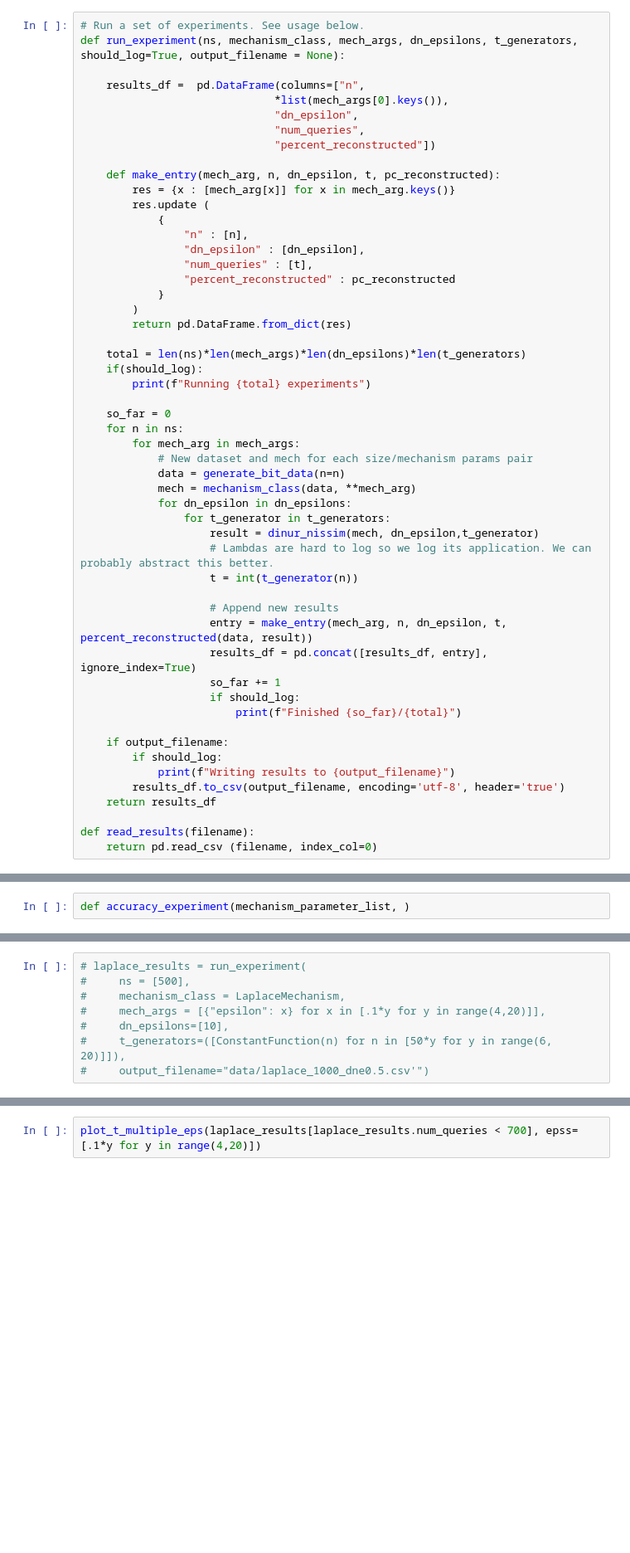
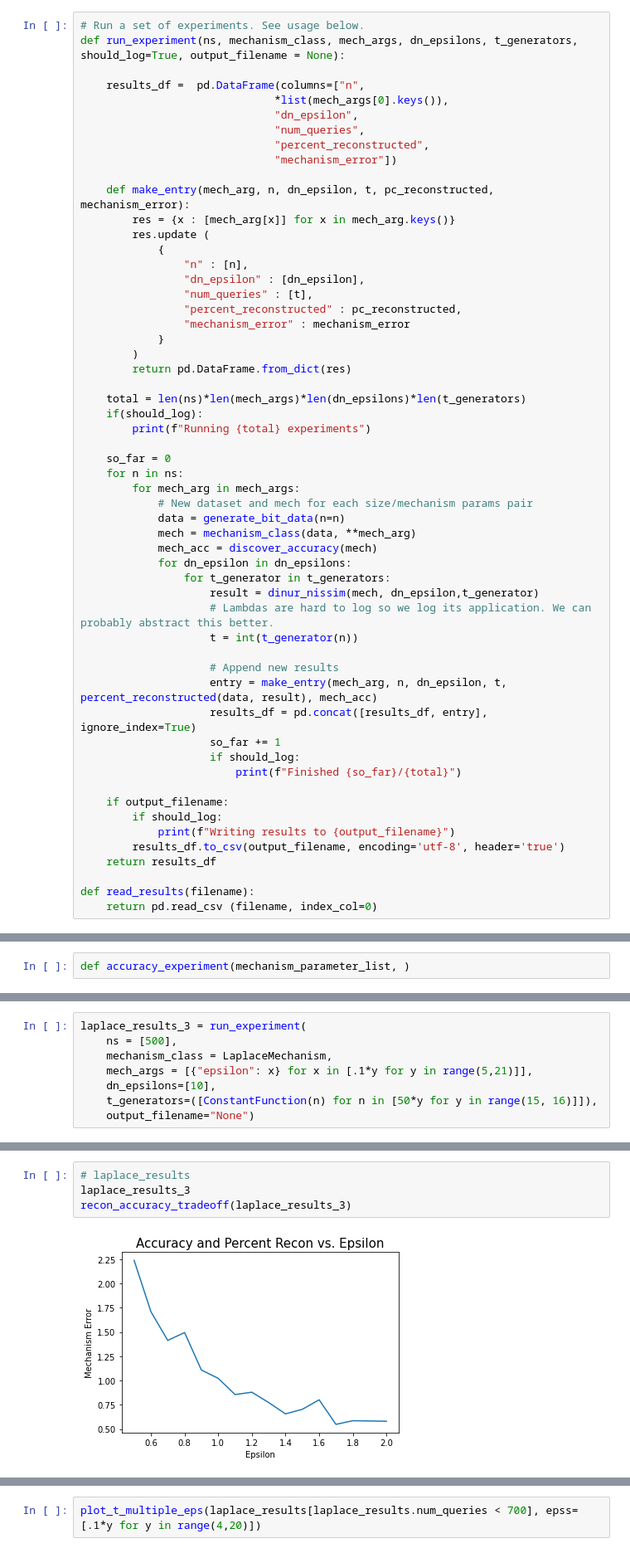
Before and after one commit to mgul999/cs226finalproject, a Jupyter notebook: 226 final project.ipynb, the cells around one changed output, grey strips where cells are left out. Shown at 83% size. Cells and saved outputs as stored; diff of their text form; blank space fills up the shorter version.

```diff
--- a/226 final project.ipynb
+++ b/226 final project.ipynb
@@ -216,16 +216,18 @@ def run_experiment(ns, mechanism_class, mech_args, dn_epsilons, t_generators, sh
                               *list(mech_args[0].keys()),
                               "dn_epsilon",
                               "num_queries",
-                              "percent_reconstructed"])
+                              "percent_reconstructed",
+                              "mechanism_error"])
 
-    def make_entry(mech_arg, n, dn_epsilon, t, pc_reconstructed):
+    def make_entry(mech_arg, n, dn_epsilon, t, pc_reconstructed, mechanism_error):
         res = {x : [mech_arg[x]] for x in mech_arg.keys()}
         res.update (
             {
                 "n" : [n],
                 "dn_epsilon" : [dn_epsilon],
                 "num_queries" : [t],
-                "percent_reconstructed" : pc_reconstructed
+                "percent_reconstructed" : pc_reconstructed,
+                "mechanism_error" : mechanism_error
             }
         )
         return pd.DataFrame.from_dict(res)
@@ -240,6 +242,7 @@ def run_experiment(ns, mechanism_class, mech_args, dn_epsilons, t_generators, sh
             # New dataset and mech for each size/mechanism params pair
             data = generate_bit_data(n=n)
             mech = mechanism_class(data, **mech_arg)
+            mech_acc = discover_accuracy(mech)
             for dn_epsilon in dn_epsilons:
                 for t_generator in t_generators:
                     result = dinur_nissim(mech, dn_epsilon,t_generator)
@@ -247,7 +250,7 @@ def run_experiment(ns, mechanism_class, mech_args, dn_epsilons, t_generators, sh
                     t = int(t_generator(n))
 
                     # Append new results
-                    entry = make_entry(mech_arg, n, dn_epsilon, t, percent_reconstructed(data, result))
+                    entry = make_entry(mech_arg, n, dn_epsilon, t, percent_reconstructed(data, result), mech_acc)
                     results_df = pd.concat([results_df, entry], ignore_index=True)
                     so_far += 1
                     if should_log:
@@ -444,8 +478,8 @@ def queries_needed_table(df, threshhold, x_parameter):
 # %%
-# laplace_results = run_experiment(
-#     ns = [500],
-#     mechanism_class = LaplaceMechanism,
-#     mech_args = [{"epsilon": x} for x in [.1*y for y in range(4,20)]],
-#     dn_epsilons=[10],
-#     t_generators=([ConstantFunction(n) for n in [50*y for y in range(6, 20)]]),
-#     output_filename="data/laplace_1000_dne0.5.csv'")
+laplace_results_3 = run_experiment(
+    ns = [500],
+    mechanism_class = LaplaceMechanism,
+    mech_args = [{"epsilon": x} for x in [.1*y for y in range(5,21)]],
+    dn_epsilons=[10],
+    t_generators=([ConstantFunction(n) for n in [50*y for y in range(15, 16)]]),
+    output_filename="None")
@@ -467,0 +505,6 @@ laplace_results
+# %%
+# laplace_results
+laplace_results_3
+recon_accuracy_tradeoff(laplace_results_3)
+# %% [output]
+[figure, added]
```
Also changed, not shown: parts of 8 cells of this notebook.
